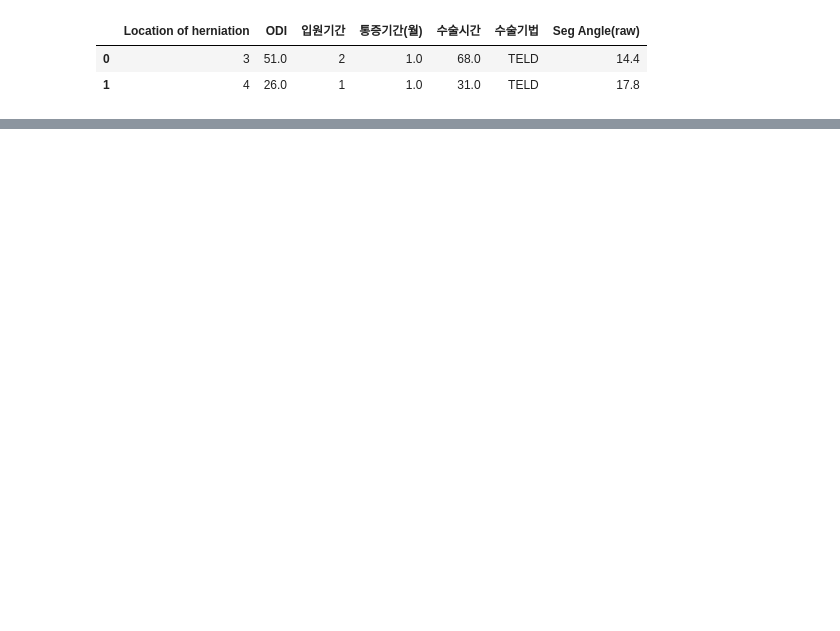
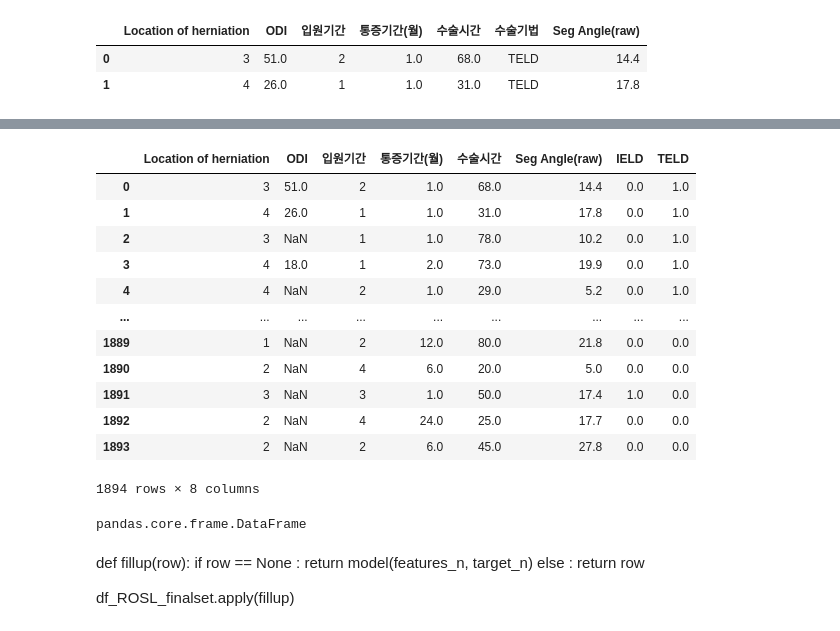
Before and after one commit to SSSanga/toy_machinelearning, a Jupyter notebook: codes/RecurrenceOfSurgery_preprocess.ipynb, the cells around one changed output, grey strips where cells are left out. Drawn from its saved outputs; the diff is of its cells as text; code cells hidden in the pictures; blank space fills up the shorter version.

```diff
--- a/codes/RecurrenceOfSurgery_preprocess.ipynb
+++ b/codes/RecurrenceOfSurgery_preprocess.ipynb
@@ -56,0 +321,21 @@ df_ROSL[:2]
+# %%
+df_ROSL_finalset = df_ROSL_none.drop(columns=['None'])
+df_ROSL_finalset
+# %% [output]
+|  | Location of herniation | ODI | 입원기간 | 통증기간(월) | 수술시간 | Seg Angle(raw) | IELD | TELD |
+| 0 | 3 | 51.0 | 2 | 1.0 | 68.0 | 14.4 | 0.0 | 1.0 |
+| 1 | 4 | 26.0 | 1 | 1.0 | 31.0 | 17.8 | 0.0 | 1.0 |
+| 2 | 3 | NaN | 1 | 1.0 | 78.0 | 10.2 | 0.0 | 1.0 |
+| 3 | 4 | 18.0 | 1 | 2.0 | 73.0 | 19.9 | 0.0 | 1.0 |
+| 4 | 4 | NaN | 2 | 1.0 | 29.0 | 5.2 | 0.0 | 1.0 |
+| ... | ... | ... | ... | ... | ... | ... | ... | ... |
+| 1889 | 1 | NaN | 2 | 12.0 | 80.0 | 21.8 | 0.0 | 0.0 |
+| 1890 | 2 | NaN | 4 | 6.0 | 20.0 | 5.0 | 0.0 | 0.0 |
+| 1891 | 3 | NaN | 3 | 1.0 | 50.0 | 17.4 | 1.0 | 0.0 |
+| 1892 | 2 | NaN | 4 | 24.0 | 25.0 | 17.7 | 0.0 | 0.0 |
+| 1893 | 2 | NaN | 2 | 6.0 | 45.0 | 27.8 | 0.0 | 0.0 |
+1894 rows × 8 columns
+# %%
+type(df_ROSL_finalset)
+# %% [output]
+pandas.core.frame.DataFrame
@@ -56,0 +345,8 @@ df_ROSL[:2]
+# %% [markdown]
+def fillup(row):
+    if row == None :
+        return model(features_n, target_n)
+    else :
+        return row
+
+df_ROSL_finalset.apply(fillup)
```
Also changed, not shown: parts of 44 cells of this notebook.
